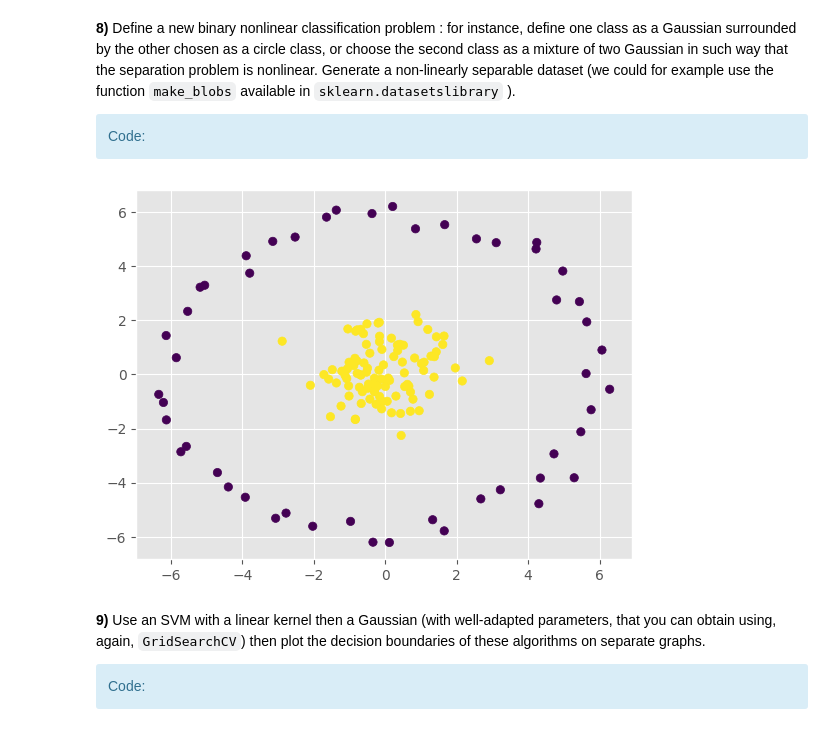
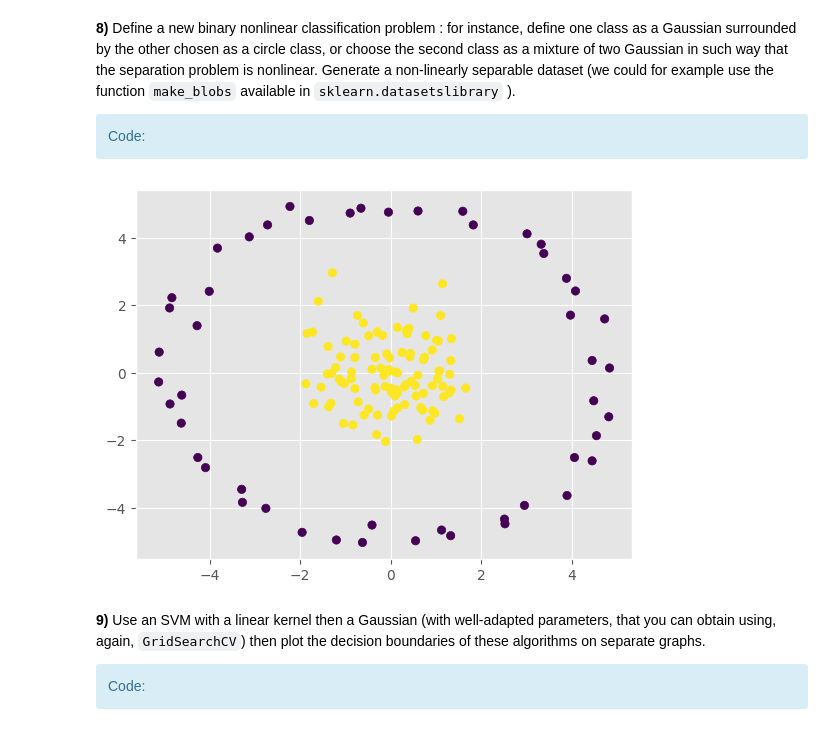
Before and after one commit to TarcisioBueno/support-vector-machine-SDTSIA210, a Jupyter notebook: TP_SVM_students.ipynb, the cells around one changed output. Drawn from its saved outputs; the diff is of its cells as text; code cells hidden in the pictures.

````diff
--- a/TP_SVM_students.ipynb
+++ b/TP_SVM_students.ipynb
@@ -412,35 +417,35 @@ df
 
 # Define the parameters of the Gaussian distribution
 mean = [0, 0]  # The mean values of the distribution
 cov = [[1, 0], [0, 1]]  # The covariance matrix of the distribution
 
 # Generate the Gaussian class
 n_samples = 100  # The number of samples to generate
 X_gaussian = np.random.multivariate_normal(mean, cov, n_samples)
 y_gaussian = np.ones(n_samples)  # Assign all points a label of 1
 
 # Generate the circle class
 n_samples = 100  # The number of samples to generate
 X_circle, y_circle = make_circles(n_samples=n_samples, noise=0.05, factor=0.5)
 
 X_circle = X_circle[y_circle == 0]
 y_circle = y_circle[y_circle == 0]
 
 # Scale and shift the circle class to surround the Gaussian class
-X_circle = X_circle * 6  # Scale
+X_circle = X_circle * 5  # Scale
 X_circle = X_circle + np.array(mean)  # Shift
 
 # Combine the Gaussian and circle classes
 X = np.concatenate((X_gaussian, X_circle))
 y = np.concatenate((y_gaussian, y_circle))
 
 X_train, X_test, y_train, y_test = train_test_split(X, y, test_size=0.25, random_state=42)
 
 # Plot the combined classes
 plt.scatter(X[:, 0], X[:, 1], c=y)
 plt.show()
 # %% [output]
-[figure, old version]
+[figure, new version]
 # %% [markdown]
 **9)** Use an SVM with a linear kernel then a Gaussian (with well-adapted parameters, that you can obtain using, again, ```GridSearchCV```) then plot the decision boundaries of these algorithms on separate graphs.
 
````
Also changed, not shown: parts of 15 cells of this notebook.
